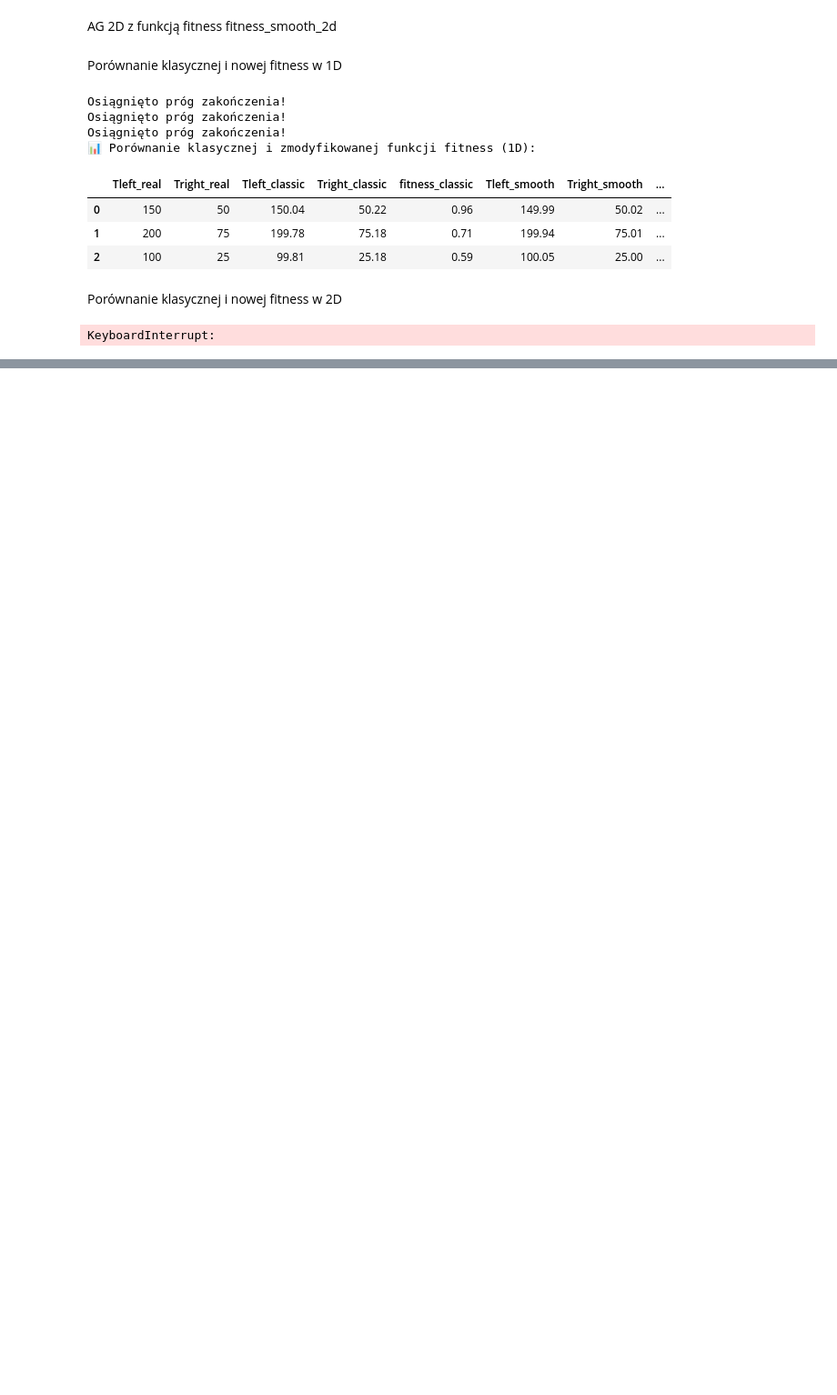
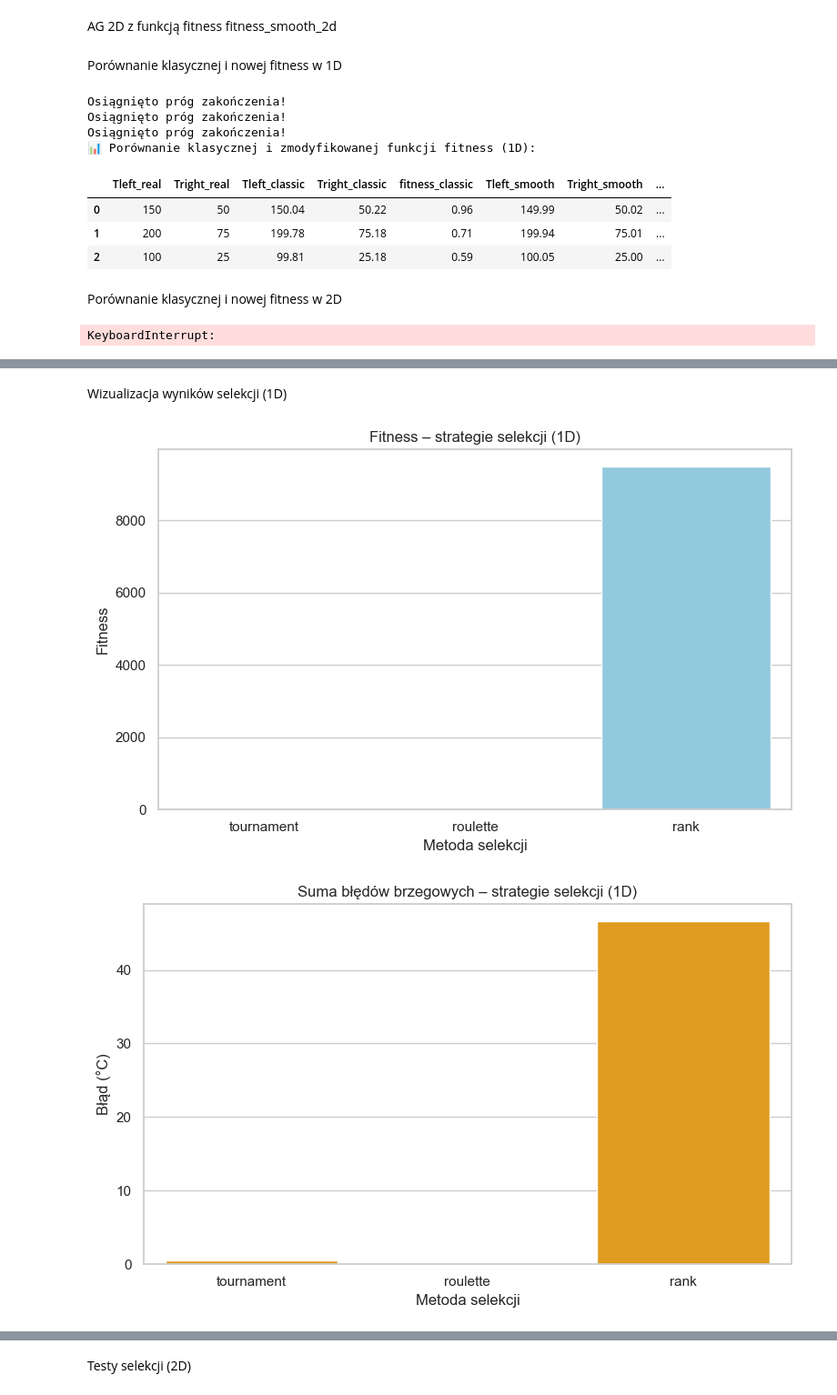
Before and after one commit to mareksigmund/Rozwi-zywanie-zada--odwrotnych, a Jupyter notebook: Lab_4/lab4.ipynb, the cells around one changed output, grey strips where cells are left out. Shown at 91% size. Saved outputs shown, nothing was run; the diff lists cells and outputs as text; code cells hidden in the pictures; blank space fills up the shorter version.

```diff
--- a/Lab_4/lab4.ipynb
+++ b/Lab_4/lab4.ipynb
@@ -2203,0 +2192,16 @@ KeyboardInterrupt:
+# %%
+# Ruletkowa (fitness -> prawdopodobieństwo ∝ 1 / fitness)
+def roulette_selection(population, T_target, N):
+    fitness_values = np.array([fitness(ind, T_target, N) for ind in population])
+    inverted = 1 / (fitness_values + 1e-6)  # unika dzielenia przez 0
+    probs = inverted / inverted.sum()
+    selected_indices = np.random.choice(len(population), size=len(population), p=probs)
+    return population[selected_indices]
+
+# Rangowa
+def rank_selection(population, T_target, N):
+    fitness_values = np.array([fitness(ind, T_target, N) for ind in population])
+    ranks = np.argsort(np.argsort(fitness_values))  # im mniejszy fitness, tym wyższy ranking
+    probs = (ranks + 1) / np.sum(ranks + 1)
+    selected_indices = np.random.choice(len(population), size=len(population), p=probs)
+    return population[selected_indices]
@@ -2203,0 +2400,38 @@ KeyboardInterrupt:
+# %% [markdown]
+Wizualizacja wyników selekcji (1D)
+# %%
+import seaborn as sns
+import matplotlib.pyplot as plt
+# Styl
+sns.set(style="whitegrid")
+
+# Fitness
+plt.figure(figsize=(8, 5))
+sns.barplot(data=df_selection_1d, x="method", y="fitness", color="skyblue")
+plt.title("Fitness – strategie selekcji (1D)")
+plt.ylabel("Fitness")
+plt.xlabel("Metoda selekcji")
+plt.tight_layout()
+plt.show()
+
+# Błąd całkowity
+plt.figure(figsize=(8, 5))
+df_selection_1d["total_error"] = df_selection_1d["Tleft_error"] + df_selection_1d["Tright_error"]
+sns.barplot(data=df_selection_1d, x="method", y="total_error", color="orange")
+plt.title("Suma błędów brzegowych – strategie selekcji (1D)")
+plt.ylabel("Błąd (°C)")
+plt.xlabel("Metoda selekcji")
+plt.tight_layout()
+plt.show()
+
+# Generacje
+plt.figure(figsize=(8, 5))
+sns.barplot(data=df_selection_1d, x="method", y="generations", color="lightgreen")
+plt.title("Liczba generacji – strategie selekcji (1D)")
+plt.ylabel("Generacje")
+plt.xlabel("Metoda selekcji")
+plt.tight_layout()
+plt.show()
+# %% [output]
+[figure, added]
+[figure, added]
@@ -2203,0 +2439,2 @@ KeyboardInterrupt:
+# %% [markdown]
+Testy selekcji (2D)
```
Also changed, not shown: parts of 26 cells of this notebook.
